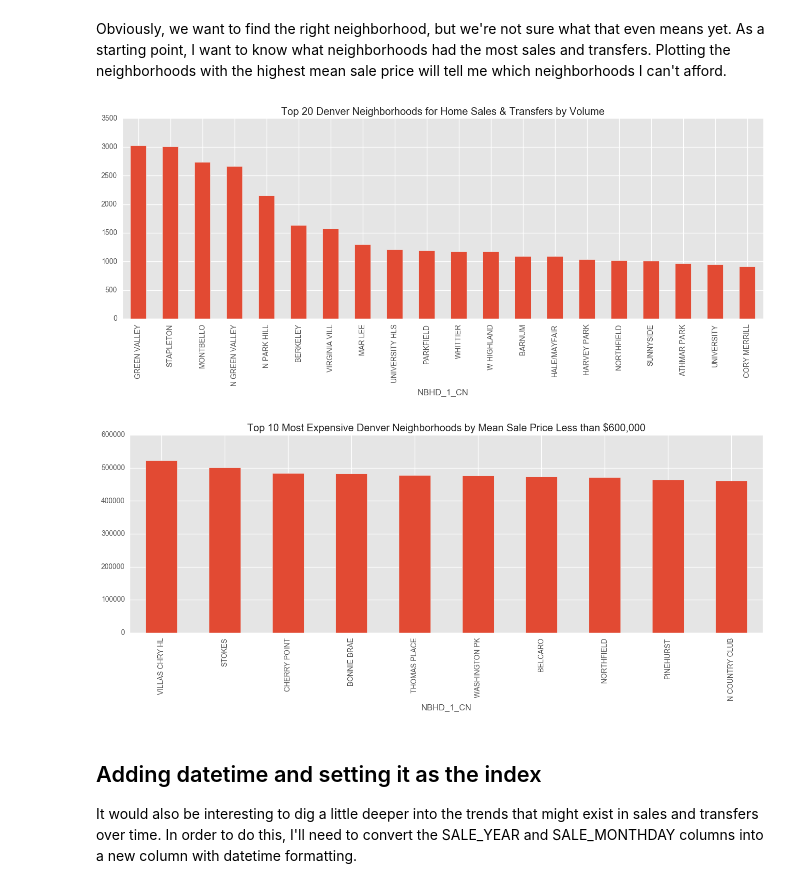
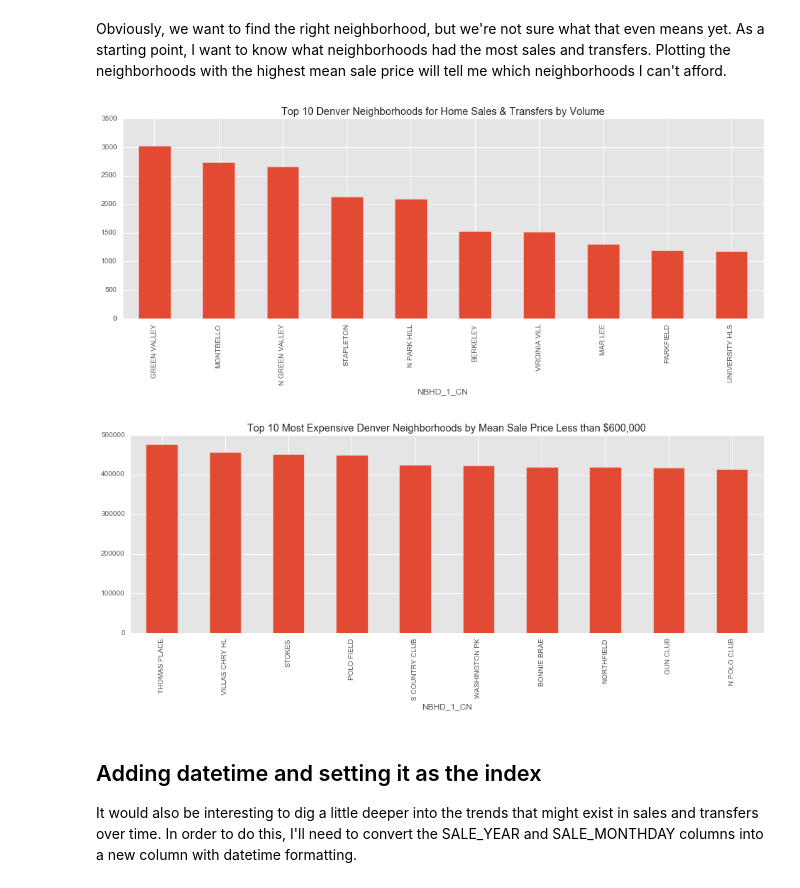
Before and after one commit to trcasey/denver_housing_predictor, a Jupyter notebook: Capstone Project.ipynb, the cells around one changed output. Drawn from its saved outputs; the diff is of its cells as text; code cells hidden in the pictures.

```diff
--- a/Capstone Project.ipynb
+++ b/Capstone Project.ipynb
@@ -78,6 +78,6 @@ df_sales.shape
 # %% [markdown]
 I'm also going to remove any records that have a sale price less than \$100,000 and more than \$600,000. Anything with a sale price less than \$50,000 indicates to me that there are some issues with the data and anything over \$600,000 is way out of my range. The next plot shows that while the number of home sales has fluctuated from year to year, the mean sale price has consistently gone up since 2009.
 # %%
-df_sales = df_sales[(df_sales.SALE_PRICE > 100000) & (df_sales.SALE_PRICE < 600000)]
+df_sales = df_sales[(df_sales.SALE_PRICE > 100000) & (df_sales.SALE_PRICE < 500000)]
 df_sales.shape
 # %% [output]
@@ -103,17 +107,17 @@ Homes seem to be getting more expensive. Not great for me.
 # %% [markdown]
 Obviously, we want to find the right neighborhood, but we're not sure what that even means yet. As a starting point, I want to know what neighborhoods had the most sales and transfers. Plotting the neighborhoods with the highest mean sale price will tell me which neighborhoods I can't afford.
 # %%
-df_sales.groupby('NBHD_1_CN').size().sort_values(ascending=False).head(20).plot('bar',
+df_sales.groupby('NBHD_1_CN').size().sort_values(ascending=False).head(10).plot('bar',
                                           figsize=(16, 5),
-                                          title= "Top 20 Denver Neighborhoods for Home Sales & Transfers by Volume");
+                                          title= "Top 10 Denver Neighborhoods for Home Sales & Transfers by Volume");
 # %% [output]
-[figure, old version]
+[figure, new version]
 # %%
 df_sales.groupby('NBHD_1_CN')['SALE_PRICE'].mean().sort_values(ascending=False).head(10).plot('bar',
                                           figsize=(16, 5),
                                           title= "Top 10 Most Expensive Denver Neighborhoods by Mean Sale Price Less than $600,000");
 # %% [output]
-[figure, old version]
+[figure, new version]
 # %% [markdown]
 ## Adding datetime and setting it as the index
 
```
Also changed, not shown: parts of 38 cells of this notebook.
